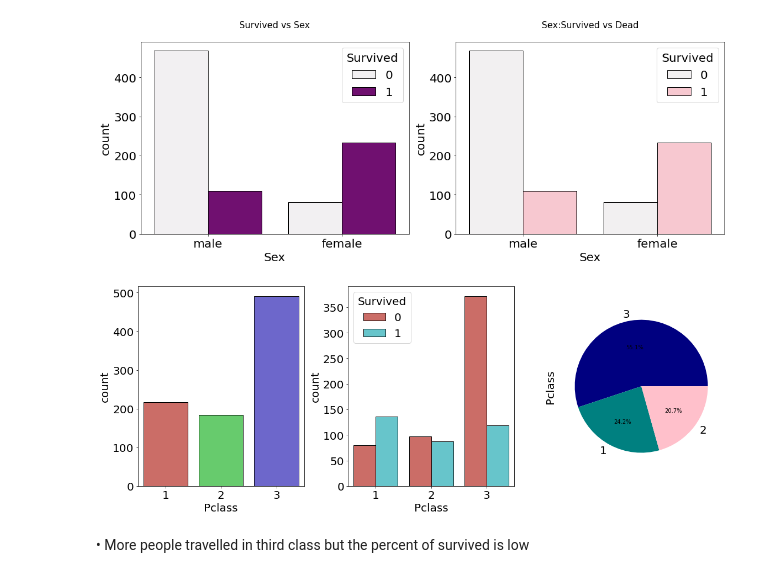
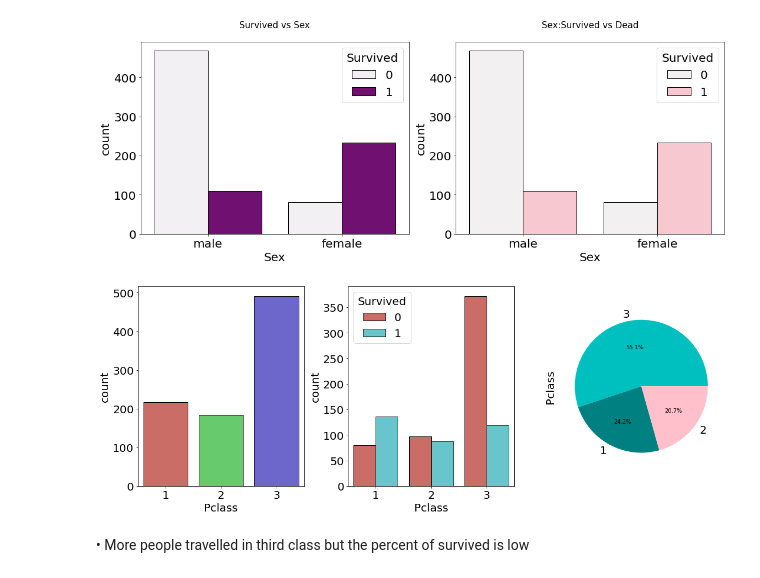
Before and after one commit to EllaRashty/Machine-Learning, a Jupyter notebook: ML_2020_ex1.ipynb, the cells around one changed output. Saved outputs shown, nothing was run; the diff lists cells and outputs as text; code cells hidden in the pictures.

```diff
--- a/ML_2020_ex1.ipynb
+++ b/ML_2020_ex1.ipynb
@@ -267,12 +263,12 @@ plt.show()
 # %%
 f,ax=plt.subplots(1,3,figsize=(16,6))
 sns.countplot(x='Pclass',data = data_df,ax=ax[0],palette='hls',edgecolor='Black')
 sns.countplot(x='Pclass',hue='Survived',data = data_df,color='Green',edgecolor='Black',ax=ax[1],palette='hls')
-data_df['Pclass'].value_counts().plot.pie(autopct="%1.1f%%",ax=ax[2],colors=['navy','teal','pink'])
+data_df['Pclass'].value_counts().plot.pie(autopct="%1.1f%%",ax=ax[2],colors=['c','teal','pink'])
 plt.tight_layout()
 plt.ioff()
 # %% [output]
-[figure, old version]
+[figure, new version]
 # %% [markdown]
 • More people travelled in third class but the percent of survived is low
 # %%
```
Also changed, not shown: parts of 26 cells of this notebook.
